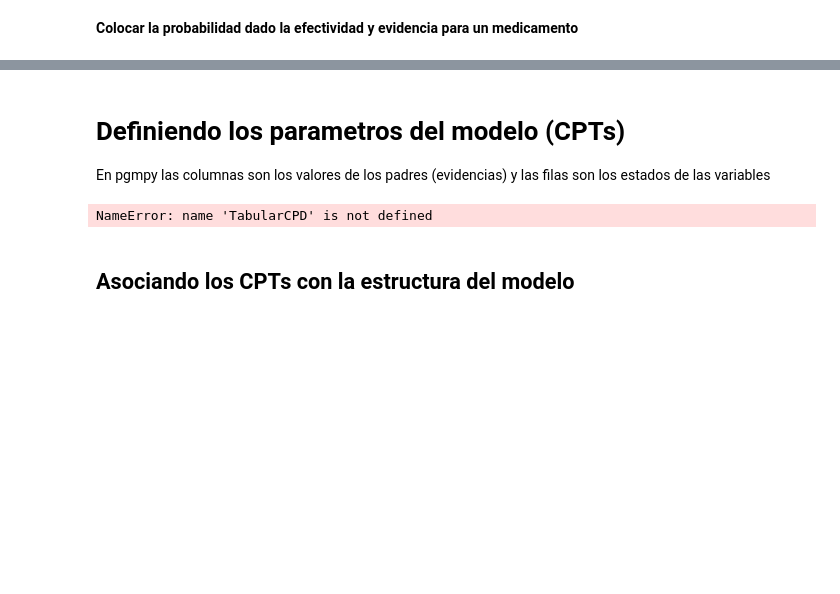
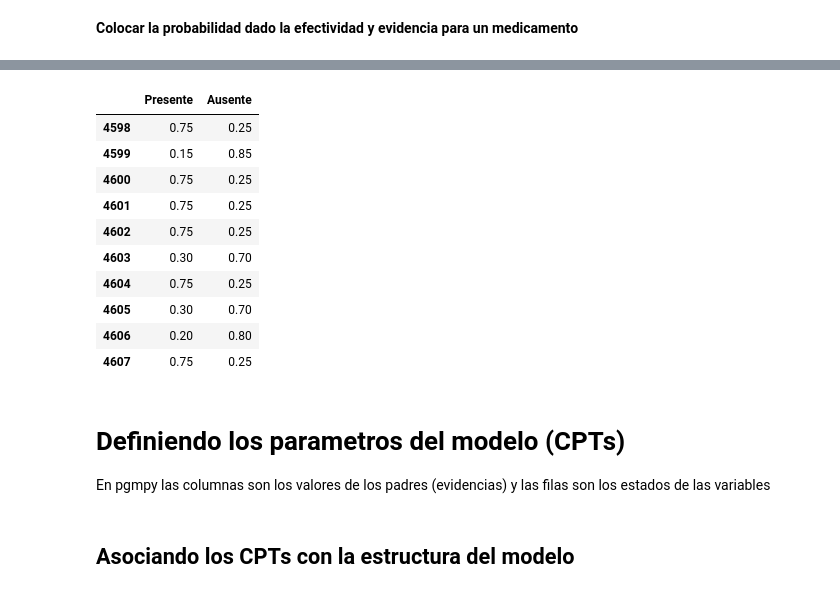
Before and after one commit to louMon/MedGeriatricThesis, a Jupyter notebook: Modelamiento Medicamentos - Patologias.ipynb, the cells around one changed output, grey strips where cells are left out. Drawn from its saved outputs; the diff is of its cells as text; code cells hidden in the pictures; blank space fills up the shorter version.

```diff
--- a/Modelamiento Medicamentos - Patologias.ipynb
+++ b/Modelamiento Medicamentos - Patologias.ipynb
@@ -368,0 +458,6 @@ df_presion_arterial.tail(20)
+# %%
+df_ANT_danho_rinhones = createCombinationDataframe([2,2,2,2,2,3,2,3,2,2,2],
+                                                  ['MR_amlodipino','MR_captopril' ,'MR_carvedilol','MR_enalapril' ,
+                                                     'MR_furosemida','MR_hidroclorothiazida','MR_losartan','MR_metropolol',
+                                                     'MR_prazosin','MR_propanolol','MR_verapamilo'])
+df_danho_rinhones = initProbabilisticDataframe([2,2,2,2,2,3,2,3,2,2,2],['Presente', 'Ausente'],[0.75,0.25])
@@ -368,0 +545,14 @@ df_presion_arterial.tail(20)
+# %%
+df_danho_rinhones.tail(10)
+# %% [output]
+|  | Presente | Ausente |
+| 4598 | 0.75 | 0.25 |
+| 4599 | 0.15 | 0.85 |
+| 4600 | 0.75 | 0.25 |
+| 4601 | 0.75 | 0.25 |
+| 4602 | 0.75 | 0.25 |
+| 4603 | 0.30 | 0.70 |
+| 4604 | 0.75 | 0.25 |
+| 4605 | 0.30 | 0.70 |
+| 4606 | 0.20 | 0.80 |
+| 4607 | 0.75 | 0.25 |
@@ -423,36 +611 @@ cpt_propanolol= TabularCPD(variable='MR_carvedilol', variable_card=2,
                       values=[[0.5], [0.5]])
-# %%
-#Sintomas resultantes
-cpt_angina_pecho = TabularCPD(variable='SA_angina_de_pecho', variable_card=2,
-                      values=[[0.20,0.30,0.30,0.30,0.40,0.70],
-                              [0.80,0.70,0.70,0.70,0.60,0.30]],
-                      evidence=['MR_metropolol', 'MR_amlodipino'],
-                      evidence_card=[3,2])
-cpt_danho_rinhones = TabularCPD(variable='SA_danho_rinhones', variable_card=2,
-                      values=[[0.90,0.85,0.85,0.85,0.80,0.80,0.85,0.75,0.75,0.85,0.80,0.80,0.85,
-                               0.75,0.75,0.80,0.65,0.65,0.80,0.65,0.65,0.80,0.65,0.65,0.75,0.60,
-                               0.60,0.60,0.55,0.10,0.85,0.80,0.70,0.65,0.75,0.65,0.60,0.70,0.60,
-                               0.60,0.65,0.55,0.55,0.65,0.60,0.10,0.85,0.75,0.70,0.75,0.65,0.45,
-                               0.65,0.25,0.05,0.60,0.15,0.10,0.15,0.10,0.05,0.10,0.05,0.01],
-                              [0.10,0.15,0.15,0.15,0.20,0.20,0.15,0.25,0.25,0.15,0.20,0.20,0.15,
-                               0.25,0.15,0.20,0.35,0.35,0.20,0.35,0.35,0.20,0.35,0.35,0.25,0.40,
-                               0.40,0.40,0.45,0.90,0.15,0.20,0.30,0.35,0.25,0.35,0.40,0.30,0.40,
-                               0.40,0.35,0.45,0.45,0.35,0.40,0.90,0.15,0.25,0.30,0.25,0.35,0.55,
-                               0.35,0.75,0.95,0.40,0.85,0.90,0.85,0.90,0.95,0.90,0.95,0.99]],
-                      evidence=['MR_enalapril','MR_losartan','MR_amlodipino',
-                                'MR_metropolol','MR_hidroclorothiazida'],
-                      evidence_card=[2,2,2,3,3])
-cpt_presion_arterial = TabularCPD(variable='SA_presion_arterial', variable_card=2,
-                      values=[[0.10,0.10,0.10,0.10,0.10,0.10,0.10,0.10,0.10,0.05,0.05,0.05,0.05,
-                               0.05,0.05,0.05,0.05,0.05,0.05,0.05,0.05,0.30,0.35,0.30,0.10,0.10,
-                               0.10,0.10,0.10,0.10,0.10,0.10,0.10,0.10,0.10,0.10,0.10,0.10,0.05,
-                               0.05,0.05,0.05,0.05,0.05,0.00,0.00,0.00,0.45,0.45,0.45,0.25,0.25,
-                               0.10,0.10,0.10,0.10,0.10,0.10,0.10,0.10,0.10,0.15,0.15,0.15,0.05,
-                               0.05,0.05,0.05,0.15,0.30,0.05,0.05,0.30,0.15,0.15,0.34],
-                              [],
-                              []],
-                      evidence=['MR_metropolol', 'MR_amlodipino','MR_losartan',
-                               'MR_enalapril','MR_hidroclorothiazida'],
-                      evidence_card=[3,2,2,2,3])
-# %% [output]
-NameError: name 'TabularCPD' is not defined
```
Also changed, not shown: parts of 41 cells of this notebook, 1 other file.
